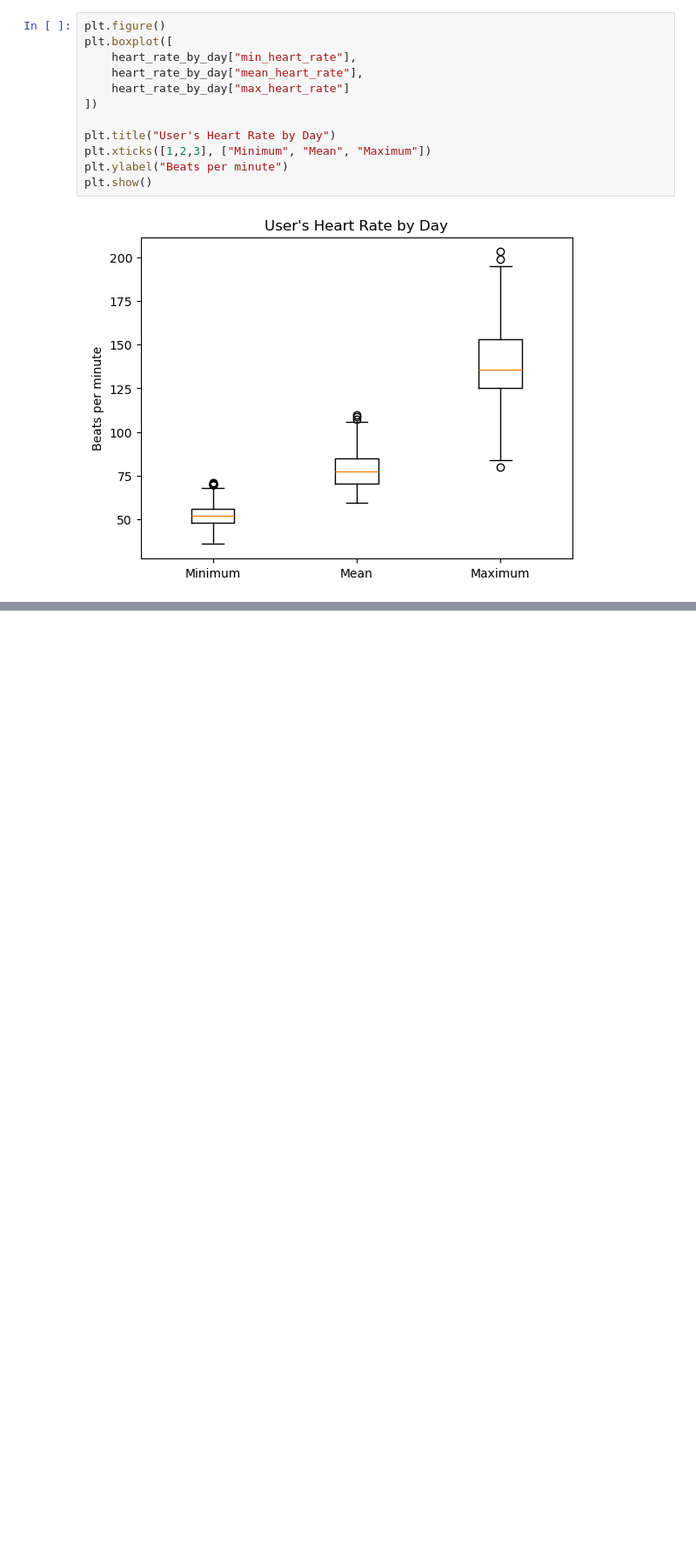
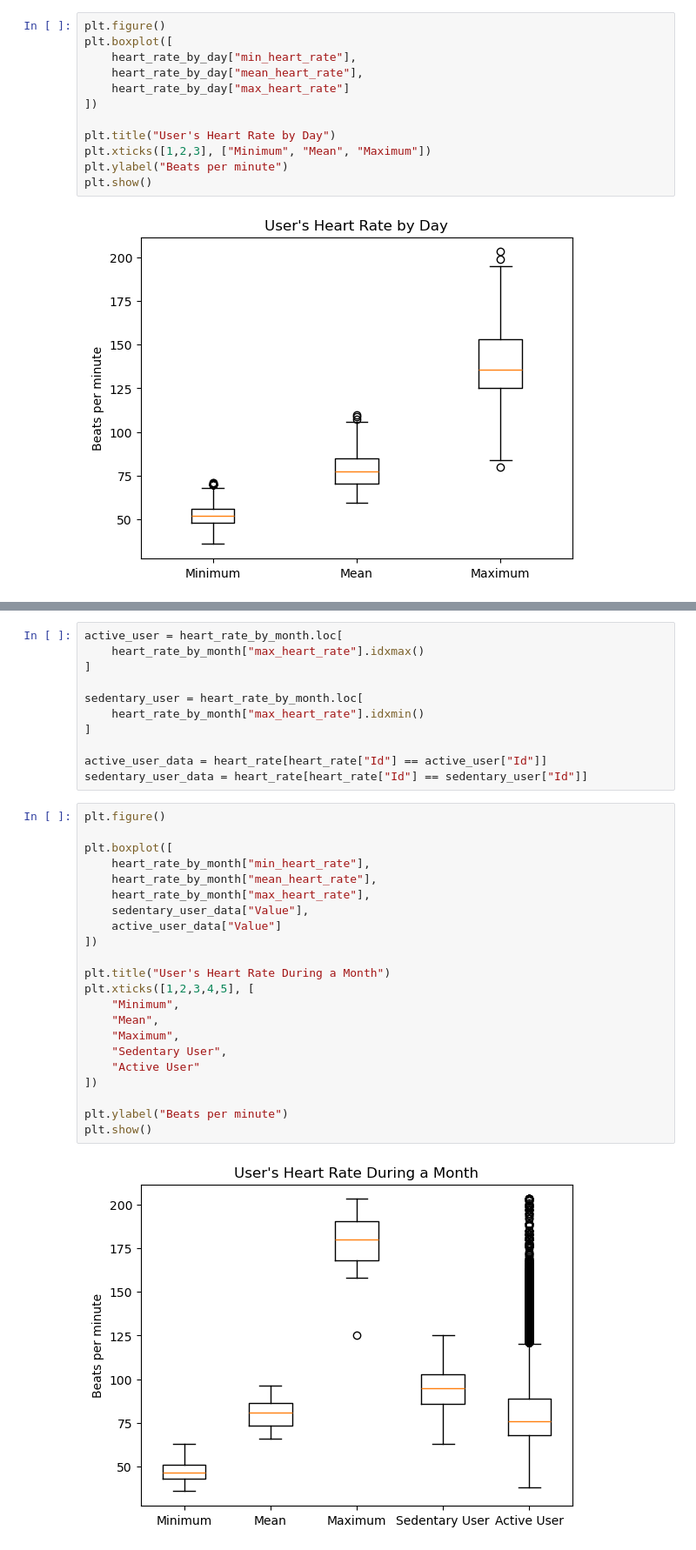
Before and after one commit to user-name-c/Bellabeat-Case-study, a Jupyter notebook: notebooks/bellabeat_analysis.ipynb, the cells around one changed output, grey strips where cells are left out. Shown at 87% size. Saved outputs shown, nothing was run; the diff lists cells and outputs as text; blank space fills up the shorter version.

```diff
--- a/notebooks/bellabeat_analysis.ipynb
+++ b/notebooks/bellabeat_analysis.ipynb
@@ -174,0 +202,35 @@ plt.show()
+# %%
+active_user = heart_rate_by_month.loc[
+    heart_rate_by_month["max_heart_rate"].idxmax()
+]
+
+sedentary_user = heart_rate_by_month.loc[
+    heart_rate_by_month["max_heart_rate"].idxmin()
+]
+
+active_user_data = heart_rate[heart_rate["Id"] == active_user["Id"]]
+sedentary_user_data = heart_rate[heart_rate["Id"] == sedentary_user["Id"]]
+# %%
+plt.figure()
+
+plt.boxplot([
+    heart_rate_by_month["min_heart_rate"],
+    heart_rate_by_month["mean_heart_rate"],
+    heart_rate_by_month["max_heart_rate"],
+    sedentary_user_data["Value"],
+    active_user_data["Value"]
+])
+
+plt.title("User's Heart Rate During a Month")
+plt.xticks([1,2,3,4,5], [
+    "Minimum",
+    "Mean",
+    "Maximum",
+    "Sedentary User",
+    "Active User"
+])
+
+plt.ylabel("Beats per minute")
+plt.show()
+# %% [output]
+[figure, added]
```
Also changed, not shown: parts of 5 cells of this notebook.
